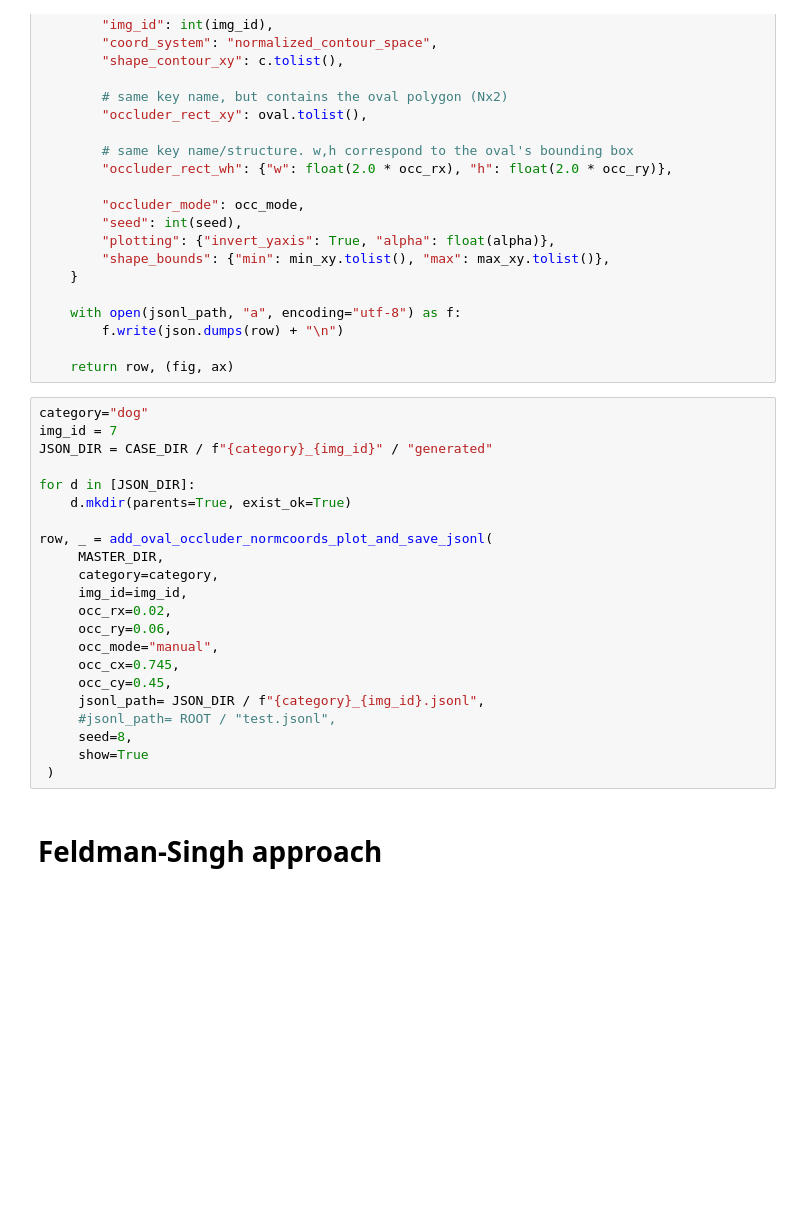
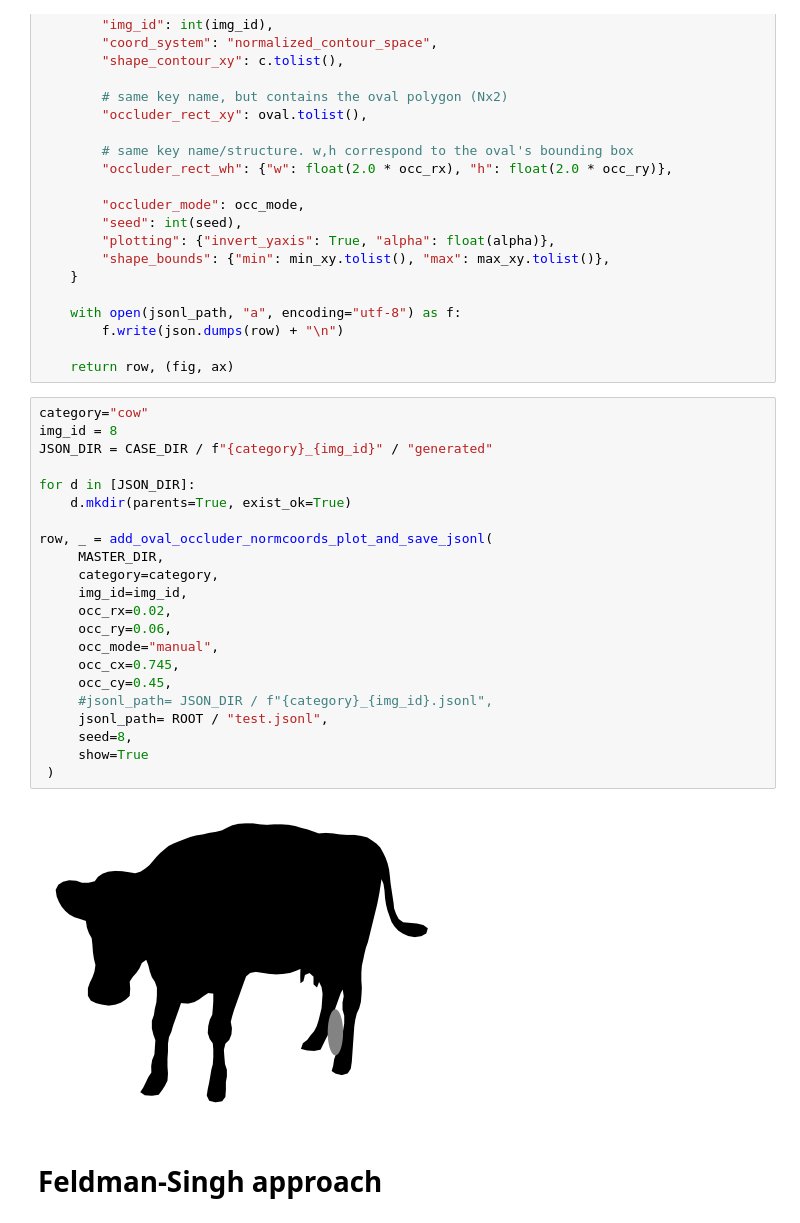
Before and after one commit to 05d762de69/monte-carlo-selection, a Jupyter notebook: notebooks/00_select new shape.ipynb, the cells around one changed output. Saved outputs shown, nothing was run; the diff lists cells and outputs as text; blank space fills up the shorter version.

```diff
--- a/notebooks/00_select new shape.ipynb
+++ b/notebooks/00_select new shape.ipynb
@@ -166,27 +166,29 @@ def add_oval_occluder_normcoords_plot_and_save_jsonl(
 
     return row, (fig, ax)
 # %%
-category="dog"
-img_id = 7
+category="cow"
+img_id = 8
 JSON_DIR = CASE_DIR / f"{category}_{img_id}" / "generated"
 
 for d in [JSON_DIR]:
     d.mkdir(parents=True, exist_ok=True)
 
 row, _ = add_oval_occluder_normcoords_plot_and_save_jsonl(
      MASTER_DIR,
      category=category,
      img_id=img_id,
      occ_rx=0.02,
      occ_ry=0.06,
      occ_mode="manual",
      occ_cx=0.745,
      occ_cy=0.45,
-     jsonl_path= JSON_DIR / f"{category}_{img_id}.jsonl",
-     #jsonl_path= ROOT / "test.jsonl",
+     #jsonl_path= JSON_DIR / f"{category}_{img_id}.jsonl",
+     jsonl_path= ROOT / "test.jsonl",
      seed=8,
      show=True
  )
+# %% [output]
+[figure, added]
 # %% [markdown]
 # Feldman-Singh approach
 # %%
```
Also changed, not shown: parts of 2 cells of this notebook, 9 other files.
